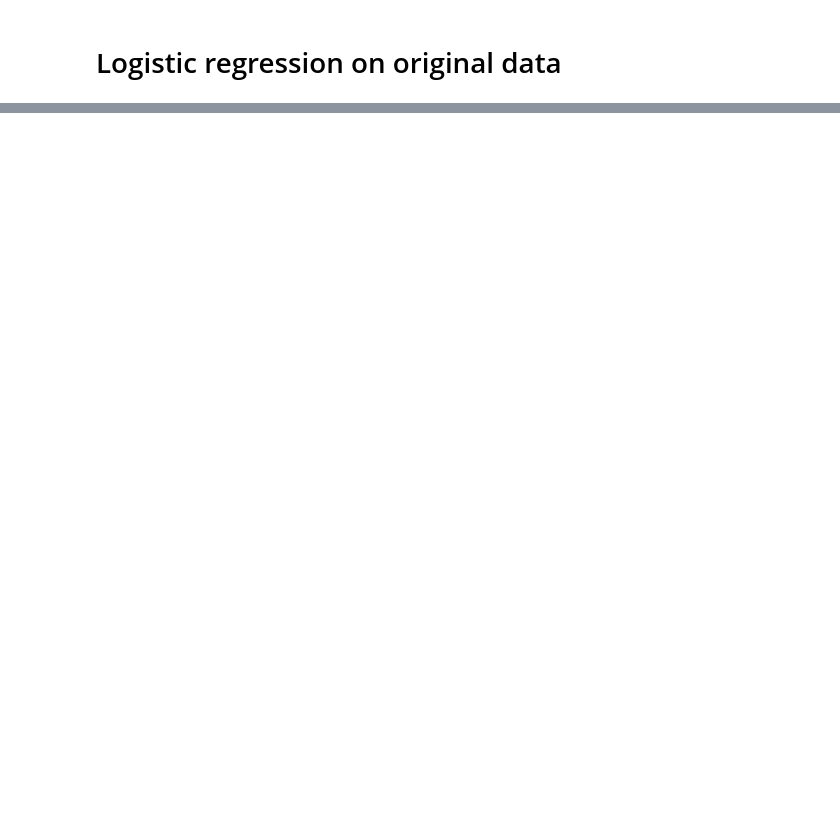
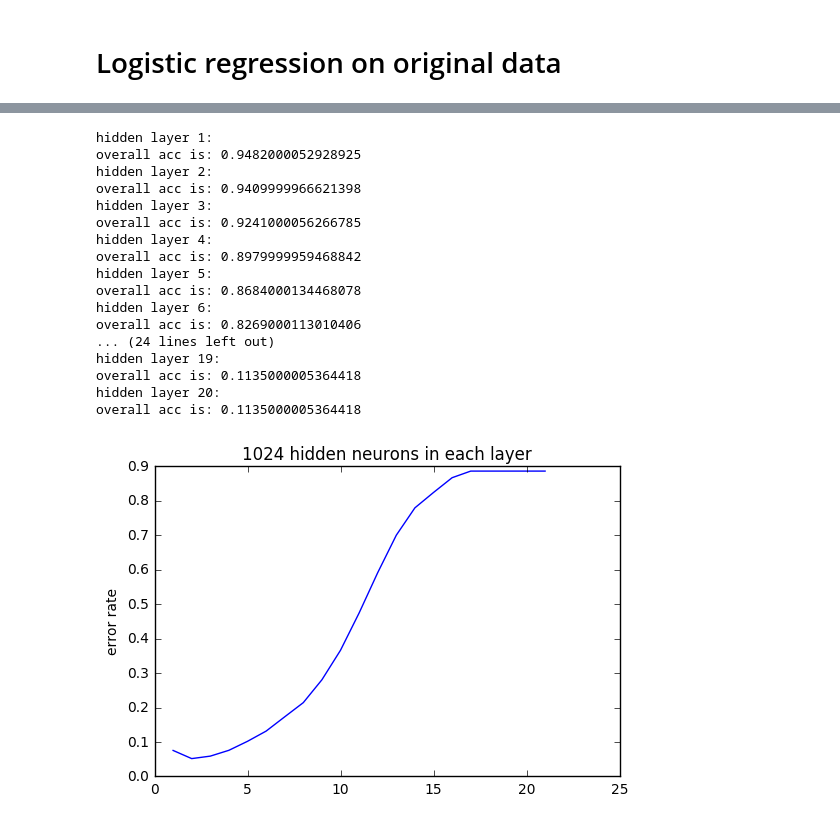
Before and after one commit to volpato30/R-D, a Jupyter notebook: random_test/Bengio's paper implementation.ipynb, the cells around one changed output, grey strips where cells are left out. Saved outputs shown, nothing was run; the diff lists cells and outputs as text; code cells hidden in the pictures; blank space fills up the shorter version.

```diff
--- a/random_test/Bengio's paper implementation.ipynb
+++ b/random_test/Bengio's paper implementation.ipynb
@@ -92,4 +94,5 @@ overall acc is: 0.9243000090122223
 # %%
 acc_list = []
+benchmark_acc = lr.test_acc
 acc_list.append(lr.test_acc)
 # %%
@@ -161,0 +155,51 @@ overall acc is: 0.1135000005364418
+# %%
+hidden_neurons = 1024
+
+acc_list = []
+acc_list.append(benchmark_acc)
+input_var = T.matrix('inputs')
+target_var = T.ivector('target')
+l_in = InputLayer(shape=(None, 784), input_var=input_var)
+pre_layer = l_in
+hidden_layer_list = []
+for i in range(20):
+    h_layer = DenseLayer(pre_layer, num_units=hidden_neurons)
+    hidden_layer_list.append(h_layer)
+    pre_layer = h_layer
+output_list = lasagne.layers.get_output(hidden_layer_list)
+output_fn = theano.function([input_var], output_list)
+feature_list = output_fn(X_train)
+test_feature_list = output_fn(X_test)
+for i in range(20):
+    X = feature_list[i]
+    lr = LogisticRegression(X, y_train)
+    print('hidden layer {}:'.format(i+1))
+    lr.eval_acc(test_feature_list[i], y_test)
+    acc_list.append(lr.test_acc)
+acc_list = np.asarray(acc_list)
+err = 1-acc_list
+import matplotlib.pyplot as plt
+%matplotlib inline
+plt.plot(np.arange(1,len(err)+1),err)
+plt.title('{} hidden neurons in each layer'.format(hidden_neurons))
+plt.ylabel('error rate')
+plt.savefig('{}_err.png'.format(hidden_neurons))
+# %% [output]
+hidden layer 1:
+overall acc is: 0.9482000052928925
+hidden layer 2:
+overall acc is: 0.9409999966621398
+hidden layer 3:
+overall acc is: 0.9241000056266785
+hidden layer 4:
+overall acc is: 0.8979999959468842
+hidden layer 5:
+overall acc is: 0.8684000134468078
+hidden layer 6:
+overall acc is: 0.8269000113010406
+... (24 lines left out)
+hidden layer 19:
+overall acc is: 0.1135000005364418
+hidden layer 20:
+overall acc is: 0.1135000005364418
+[figure, added]
```
Also changed, not shown: parts of 8 cells of this notebook, 4 other files.
